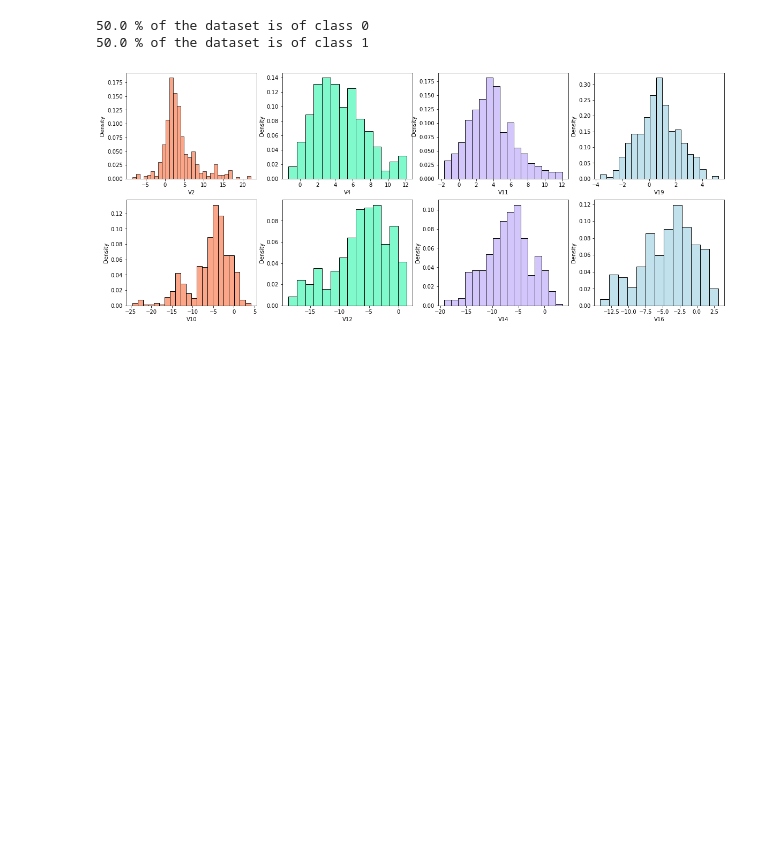
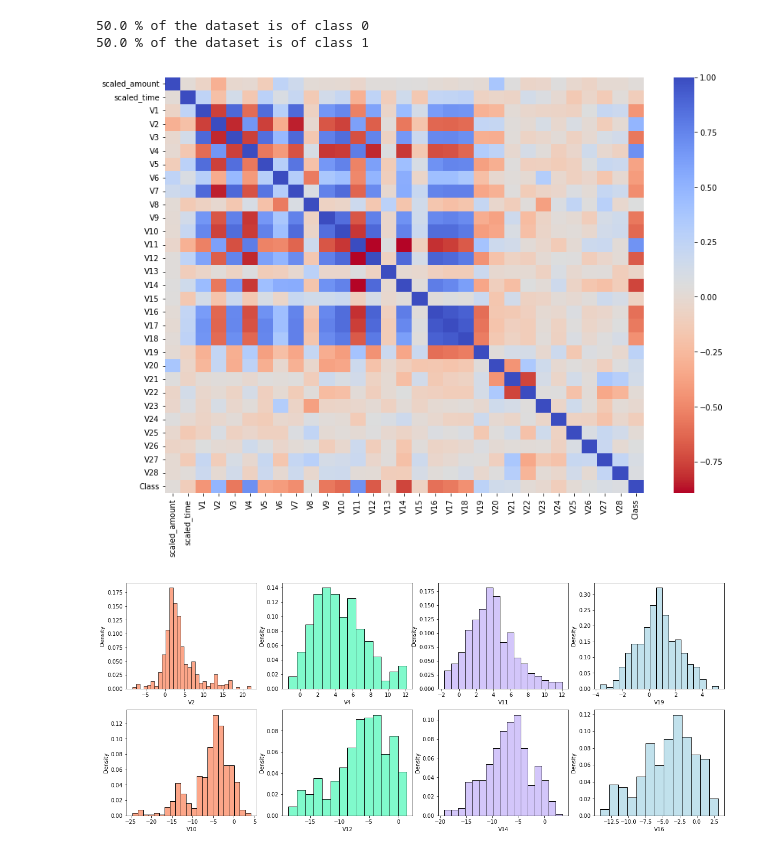
Before and after one commit to farbodnm/financial-data-classification, a Jupyter notebook: financialdclass.ipynb, the cells around one changed output. Cells and saved outputs as stored; diff of their text form; code cells hidden in the pictures; blank space fills up the shorter version.

```diff
--- a/financialdclass.ipynb
+++ b/financialdclass.ipynb
@@ -133,6 +127,16 @@ print(round(df_under_samp['Class'].value_counts()[1]/len(df_under_samp) * 100,2)
 # %% [output]
 50.0 % of the dataset is of class 0
 50.0 % of the dataset is of class 1
+# %%
+subsample_corr = df_under_samp.corr()
+
+corr = df.corr()
+
+plt.figure(figsize=(14, 10))
+seaborn.heatmap(subsample_corr, cmap='coolwarm_r', annot_kws={'size': 20})
+plt.show()
+# %% [output]
+[figure, added]
 # %%
 f, axes = plt.subplots(ncols=4, nrows=2, figsize=(20, 8))
 
```
Also changed, not shown: parts of 10 cells of this notebook.
